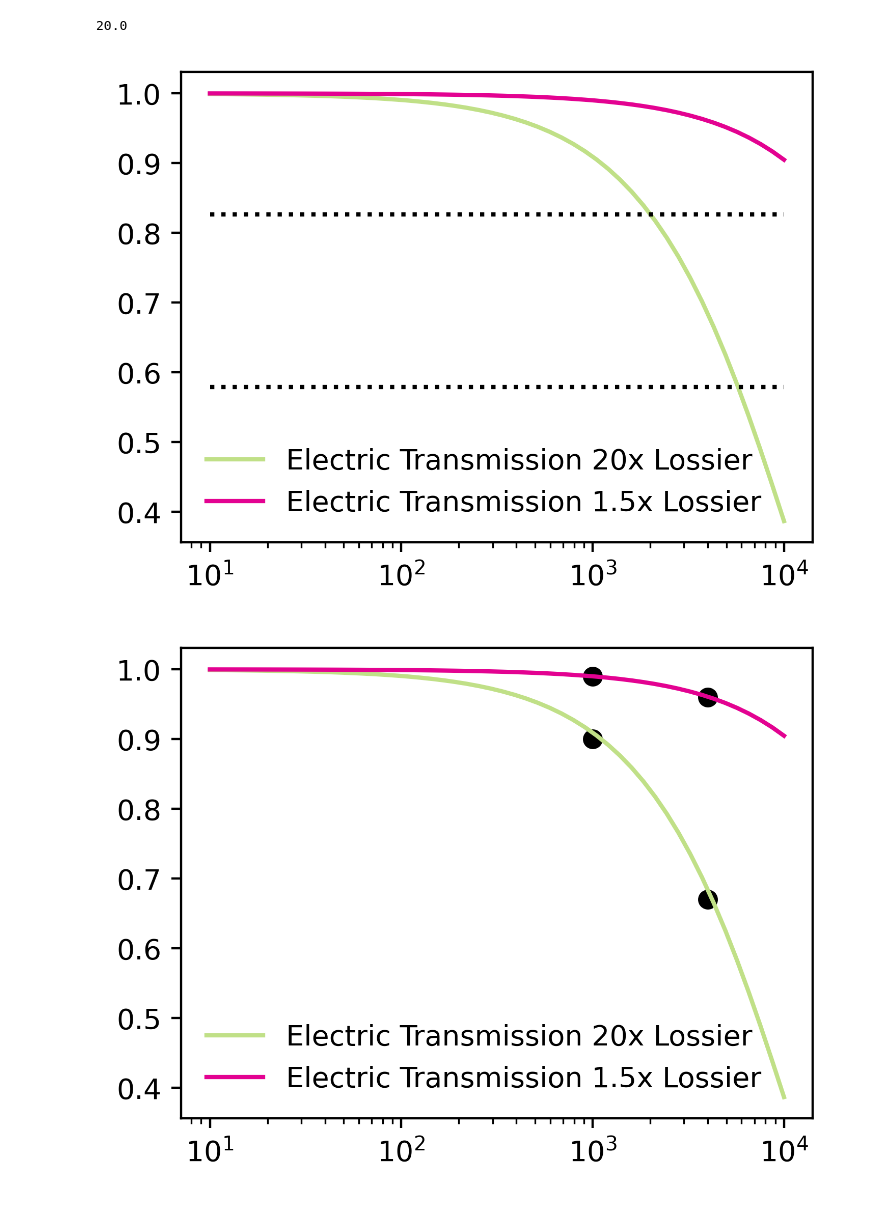
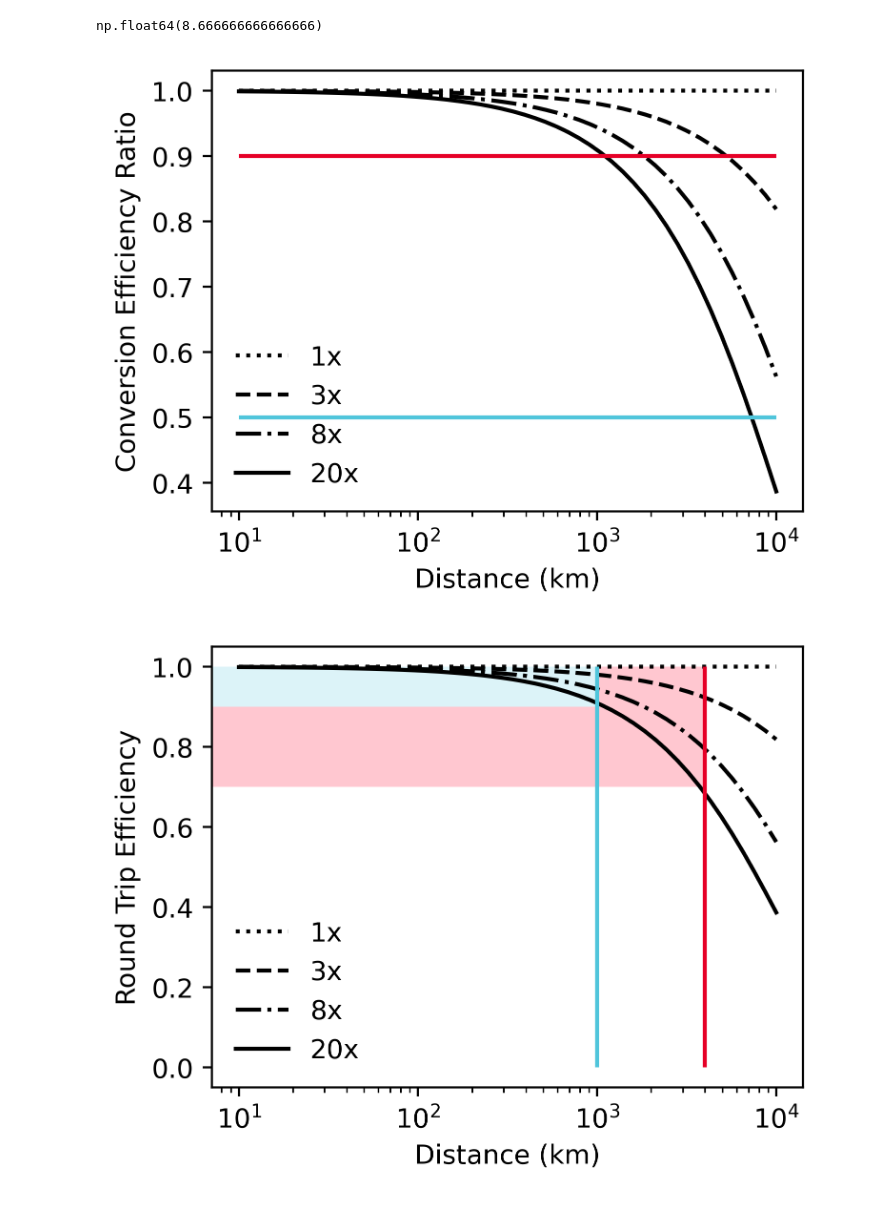
Before and after one commit to aidenva/es215, a Jupyter notebook: simple_plotting.ipynb, the cells around one changed output. Drawn from its saved outputs; the diff is of its cells as text; code cells hidden in the pictures.

```diff
--- a/simple_plotting.ipynb
+++ b/simple_plotting.ipynb
@@ -4,47 +4,72 @@ import numpy as np
 # %%
 alpha_e_min = 3e-5
 alpha_e_max = 1e-4
+alpha_e_avg = np.average([alpha_e_max, alpha_e_min])
 
 alpha_c_min = 5e-6
-alpha_c_max = 2e-5
+alpha_c_max = 1e-5
+alpha_c_avg = np.average([alpha_c_max, alpha_c_min])
 
 eta_ce_biggest = 0.46
 eta_ce_medium = 0.38
 eta_ce_smallest = 0.22
-# %%
-alpha_e_max/alpha_c_min
-# %% [output]
-20.0
+# %%
+alpha_e_avg/alpha_c_avg
+# %% [output]
+np.float64(8.666666666666666)
 # %%
 distances = np.logspace(1, 4)
 
 electric_favored_ratio = (1-alpha_e_min)/(1-alpha_c_max)
 fuel_favored_ratio = (1-alpha_e_max)/(1-alpha_c_min)
+mib = (1-alpha_e_avg)/(1-alpha_c_avg)
 # %%
 plt.figure(figsize=(4, 3), dpi=400)
-plt.plot(distances, np.exp(distances*np.log(fuel_favored_ratio)), label="Electric Transmission 20x Lossier", color="#c0e087")
-plt.plot(distances, np.exp(distances*np.log(electric_favored_ratio)), label="Electric Transmission 1.5x Lossier", color="#e30291")
+plt.plot(distances, np.exp(distances*np.log(1)), label="1x", color="black", linestyle=":")
+plt.plot(distances, np.exp(distances*np.log(electric_favored_ratio)), label="3x", color="black", linestyle="--")
+plt.plot(distances, np.exp(distances*np.log(mib)), label="8x", color="black", linestyle="-.")
+plt.plot(distances, np.exp(distances*np.log(fuel_favored_ratio)), label="20x", color="black")
 
-plt.hlines(eta_ce_medium/eta_ce_biggest, 10, 10000, linestyle=":", color="black")
-plt.hlines(eta_ce_smallest/eta_ce_medium, 10, 10000, linestyle=":", color="black")
+plt.ylabel("Conversion Efficiency Ratio")
+plt.xlabel("Distance (km)")
 
-plt.legend( frameon=False)
+
+
+
+
+
+plt.hlines(0.9, 10, 10000,  color="#E60027")
+plt.hlines(0.5, 10, 10000, color="#50C5DB")
+
+plt.legend(frameon=False)
 
 plt.xscale('log')
 # %% [output]
-[figure, old version]
+[figure, new version]
 # %%
 plt.figure(figsize=(4, 3), dpi=400)
-plt.plot(distances, np.exp(distances*np.log(fuel_favored_ratio)), label="Electric Transmission 20x Lossier", color="#c0e087")
-plt.plot(distances, np.exp(distances*np.log(electric_favored_ratio)), label="Electric Transmission 1.5x Lossier", color="#e30291")
-plt.scatter(1000, 0.9, color='black')
-plt.scatter(1000, 0.99, color='black')
+plt.plot(distances, np.exp(distances*np.log(1)), label="1x", color="black", linestyle=":")
+plt.plot(distances, np.exp(distances*np.log(electric_favored_ratio)), label="3x", color="black", linestyle="--")
+plt.plot(distances, np.exp(distances*np.log(mib)), label="8x", color="black", linestyle="-.")
+plt.plot(distances, np.exp(distances*np.log(fuel_favored_ratio)), label="20x", color="black")
 
-plt.scatter(4000, 0.67, color='black')
-plt.scatter(4000, 0.96, color='black')
+plt.ylabel("Round Trip Efficiency")
+plt.xlabel("Distance (km)")
 
-plt.legend( frameon=False)
+
+
+
+
+
+plt.vlines(4000, 0 ,1,  color="#E60027")
+plt.vlines(1000, 0, 1, color="#50C5DB")
+
+plt.fill_between([0, 4000], [0.7, 0.7],[1,1], color = "#FFC7D0", edgecolor = "none")
+plt.fill_between([0, 1000], [0.9, 0.9],[1,1], color = "#DCF3F8", edgecolor = "none")
+
+
+plt.legend(frameon=False)
 
 plt.xscale('log')
 # %% [output]
-[figure, old version]
+[figure, new version]
```
Also changed, not shown: 9 other files.
